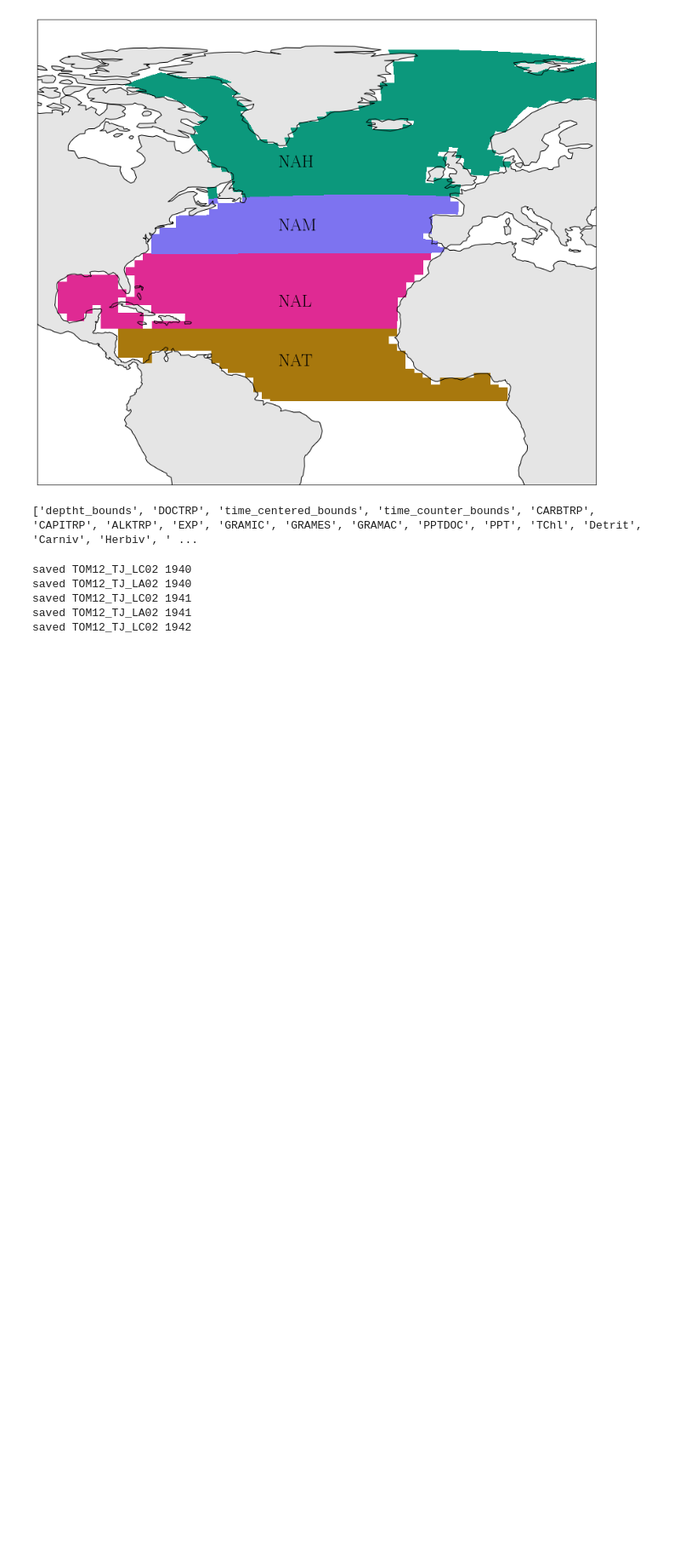
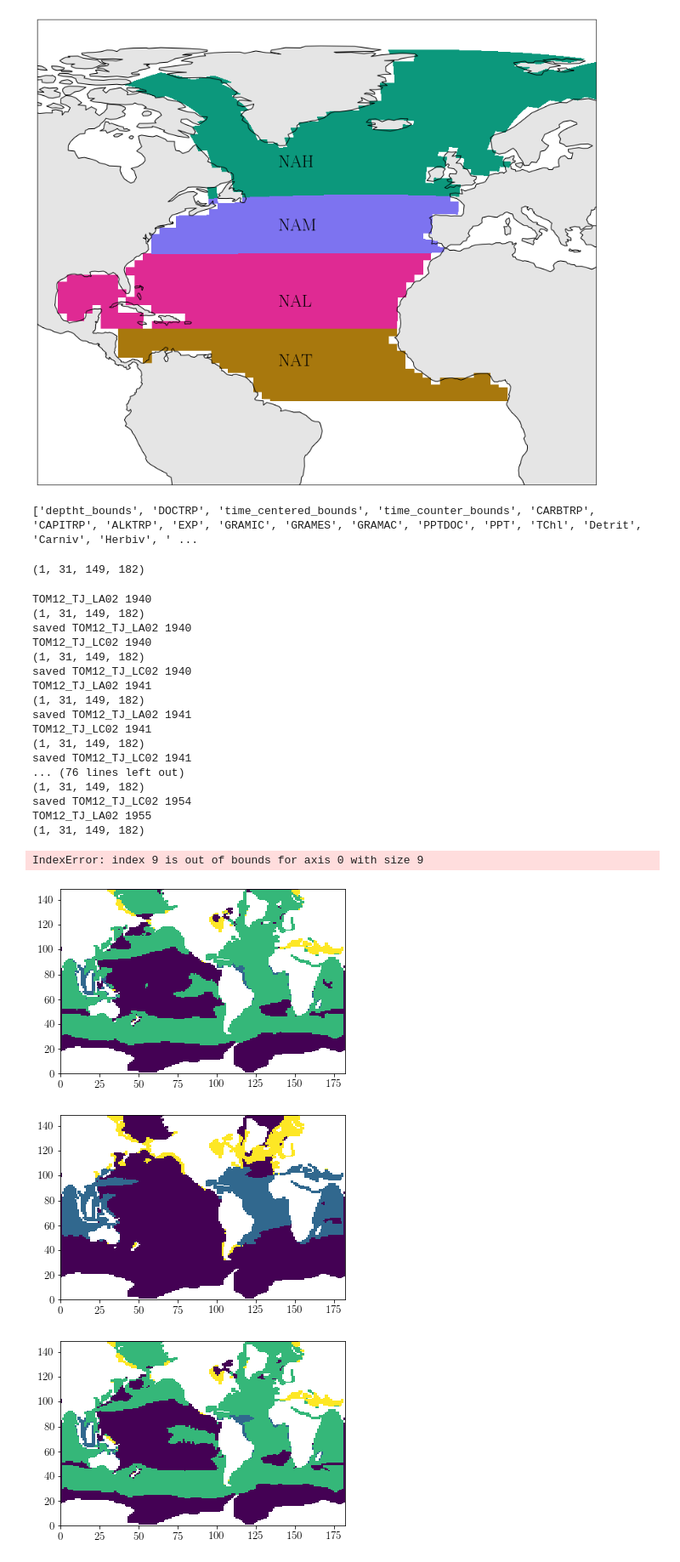
Before and after one commit to tjarnikova/AMOC-PLANKTOM, a Jupyter notebook: LOP-goris-natl.ipynb, the cells around one changed output. Shown: that part at 85% size. Saved outputs shown, nothing was run; the diff lists cells and outputs as text; code cells hidden in the pictures; blank space fills up the shorter version.

```diff
--- a/LOP-goris-natl.ipynb
+++ b/LOP-goris-natl.ipynb
@@ -113,13 +113,19 @@ print(list(w.data_vars))
 
 def get_limiter(run = 'TOM12_TJ_LC00', year = 1920):
 
-    tdir = f'/gpfs/home/mep22dku/scratch/ModelRuns/{run}/'
+    tdir = f'/gpfs/data/greenocean/software/runs/{run}/'
 
     tfi = f'ORCA2_1m_{year}0101_{year}1231_diad_T.nc'
 
     w = xr.open_dataset(f'{tdir}/{tfi}')
+    print(f'{run} {year}')
 
     tmesh = xr.open_dataset('/gpfs/data/greenocean/software/resources/regrid/mesh_mask3_6.nc')
+    tm = tmesh.tmask.values
+    print(np.shape(tm))
+    tm_broad = np.zeros([12,31, 149, 182])
+    for i in range(0,12):
+        tm_broad[i,:,:,:] = tm[0,:,:,:]
     #lim3fe_dia', 'lim3fe_mix', 'lim3fe_coc', 'lim3fe_pic', 'lim3fe_pha', 'lim3fe_fix',
     pfts = ['dia','mix','coc','pic','pha','fix']
 
@@ -145,7 +151,7 @@ def get_limiter(run = 'TOM12_TJ_LC00', year = 1920):
         # Find the index of the minimum values (this will give 0, 1, 2, 3)
         min_indices = stacked.argmin(dim='variable', skipna = True)
         q2 = np.copy(min_indices).astype(float)
-        q2[np.where(tmesh.tmask.values == 0)] = np.nan
+        q2[np.where(tm_broad == 0)] = np.nan
         # Add 1 to match the [1, 2, 3, 4] numbering scheme
         q3 = (q2+1)*10
 
@@ -159,8 +165,15 @@ def get_limiter(run = 'TOM12_TJ_LC00', year = 1920):
             q3[q3 == 20] = 4
             q3[q3 == 30] = 6
 
+        q3[np.where(tm_broad == 0)] = np.nan
         w[f'LN_{pft}'] = w[f'LV_{pft}']
         w[f'LN_{pft}'].data = q3
+
+    if year == 1940:
+        plt.figure()
+        plt.pcolormesh(w['LN_dia'][0,0,:,:])
+        plt.figure()
+        plt.pcolormesh(w['LN_mix'][0,0,:,:])
 
     # Now your dataset `ds` has the two new variables
 
@@ -171,14 +184,40 @@ def get_limiter(run = 'TOM12_TJ_LC00', year = 1920):
         print(f'saved {run} {year}')
     except:
         print(f'failed 2 save {run} {year}')
-# %%
-
-for year in range(1940,1970):
-    get_limiter('TOM12_TJ_LC02', year)
-    get_limiter('TOM12_TJ_LA02', year)
-# %% [output]
-saved TOM12_TJ_LC02 1940
-saved TOM12_TJ_LA02 1940
-saved TOM12_TJ_LC02 1941
-saved TOM12_TJ_LA02 1941
-saved TOM12_TJ_LC02 1942
+# %%
+tmesh = xr.open_dataset('/gpfs/data/greenocean/software/resources/regrid/mesh_mask3_6.nc')
+tm = tmesh.tmask.values
+print(np.shape(tm))
+tm_broad = np.zeros([12,31, 149, 182])
+for i in range(0,12):
+    tm_broad[i,:,:,:] = tm[0,:,:,:]
+# %% [output]
+(1, 31, 149, 182)
+# %%
+
+for year in range(1940,1974):
+
+    get_limiter('TOM12_TJ_LA02', year)
+    get_limiter('TOM12_TJ_LC02', year)
+# %% [output]
+TOM12_TJ_LA02 1940
+(1, 31, 149, 182)
+saved TOM12_TJ_LA02 1940
+TOM12_TJ_LC02 1940
+(1, 31, 149, 182)
+saved TOM12_TJ_LC02 1940
+TOM12_TJ_LA02 1941
+(1, 31, 149, 182)
+saved TOM12_TJ_LA02 1941
+TOM12_TJ_LC02 1941
+(1, 31, 149, 182)
+saved TOM12_TJ_LC02 1941
+... (76 lines left out)
+(1, 31, 149, 182)
+saved TOM12_TJ_LC02 1954
+TOM12_TJ_LA02 1955
+(1, 31, 149, 182)
+IndexError: index 9 is out of bounds for axis 0 with size 9
+[figure, added]
+[figure, added]
+[figure, added]
```
Also changed, not shown: parts of 3 cells of this notebook, 5 other files.
